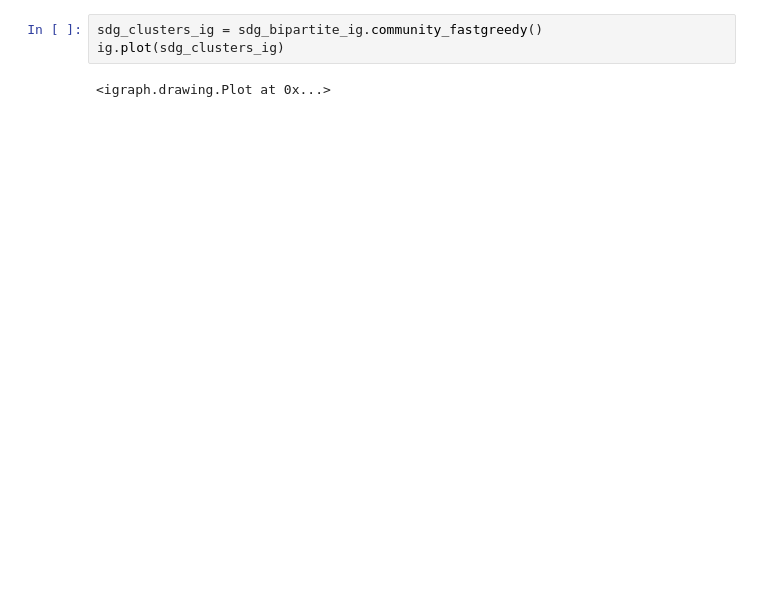
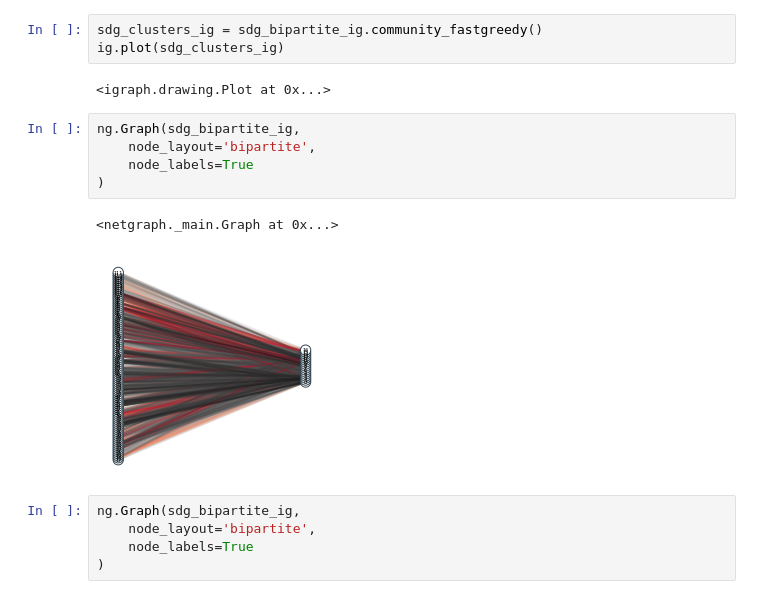
Before and after one commit to ericssimpson/sustainable-development-modeling, a Jupyter notebook: sub_sdg_analysis.ipynb, the cells around one changed output. Cells and saved outputs as stored; diff of their text form; blank space fills up the shorter version.

```diff
--- a/sub_sdg_analysis.ipynb
+++ b/sub_sdg_analysis.ipynb
@@ -23,3 +40,16 @@ sdg_clusters_ig = sdg_bipartite_ig.community_fastgreedy()
 ig.plot(sdg_clusters_ig)
 # %% [output]
 <igraph.drawing.Plot at 0x...>
+# %%
+ng.Graph(sdg_bipartite_ig,
+    node_layout='bipartite',
+    node_labels=True
+)
+# %% [output]
+<netgraph._main.Graph at 0x...>
+[figure, added]
+# %%
+ng.Graph(sdg_bipartite_ig,
+    node_layout='bipartite',
+    node_labels=True
+)
```
Also changed, not shown: parts of 5 cells of this notebook, 3 other files.
